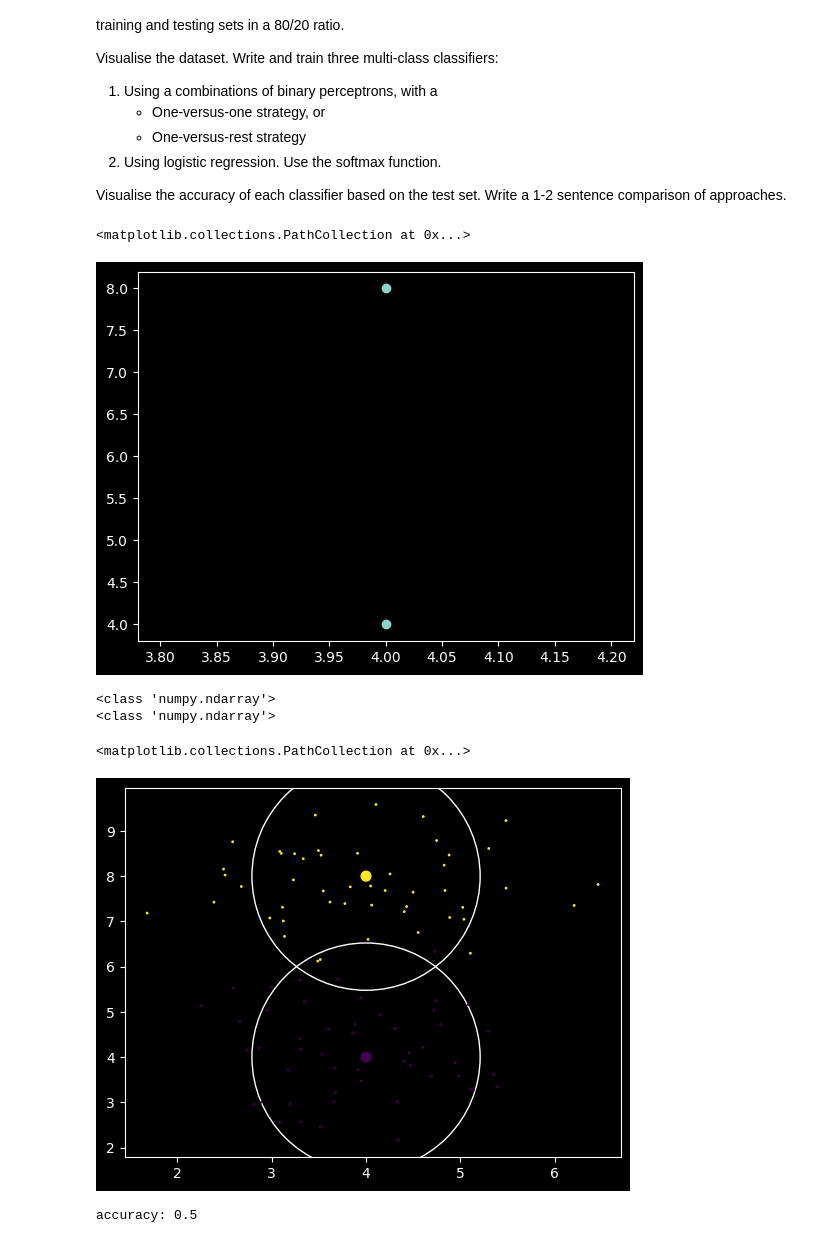
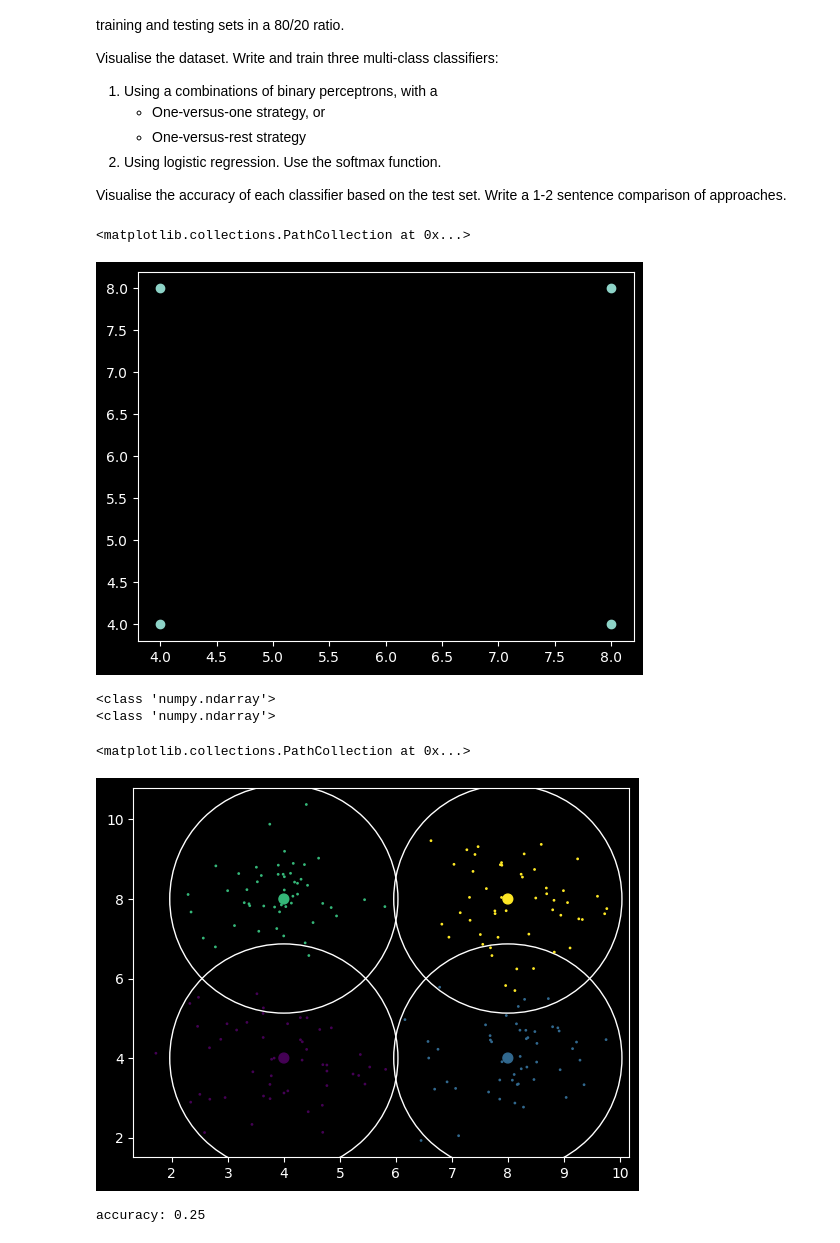
Before and after one commit to JeremiJL/MIW, a Jupyter notebook: Lab03/Project/task.ipynb, the cells around one changed output. Drawn from its saved outputs; the diff is of its cells as text; code cells hidden in the pictures.

```diff
--- a/Lab03/Project/task.ipynb
+++ b/Lab03/Project/task.ipynb
@@ -31,17 +31,17 @@ import matplotlib.pyplot as plt
 import numpy as np
 from numpy import ndarray
 # %%
-centroids = [(4, 4), (4, 8)]
+centroids = [(4, 4), (8,4), (4, 8), (8,8)]
 
 standard_deviation = 0.9
 
 x_centroids = [t[0] for t in centroids]
 y_centroids = [t[1] for t in centroids]
 
 plt.scatter([t[0] for t in centroids], [t[1] for t in centroids])
 # %% [output]
 <matplotlib.collections.PathCollection at 0x...>
-[figure, old version]
+[figure, new version]
 # %%
 # generate data
 
@@ -78,7 +78,7 @@ plt.scatter(X[:,0], X[:,1], c=colors_of_samples, s=1)
 <class 'numpy.ndarray'>
 <class 'numpy.ndarray'>
 <matplotlib.collections.PathCollection at 0x...>
-[figure, old version]
+[figure, new version]
 # %%
 class Perceptron:
 
@@ -131,6 +135,5 @@ class Perceptron:
 # %%
 # smoke test
-
 def yield_accuracy_of_predictions(p: Perceptron, features_set, labels_set):
     predictions = p.predict(X)
     correct = 0
@@ -141,10 +144,10 @@ def yield_accuracy_of_predictions(p: Perceptron, features_set, labels_set):
 
     return str(correct / len(predictions))
 
-perceptron = Perceptron(2)
+test_perceptron = Perceptron(dimensionality=2)
 
-accuracy = yield_accuracy_of_predictions(p=perceptron, features_set=X,labels_set=y)
+accuracy = yield_accuracy_of_predictions(p=test_perceptron, features_set=X, labels_set=y)
 print("accuracy: " + accuracy)
-assert (0.45 < float(accuracy) < 0.55), "A two-class perceptron without any training should classify randomly."
+assert (0.20 < float(accuracy) < 0.30), "A single four-class perceptron without any training should have 25% accuracy."
 # %% [output]
-accuracy: 0.5
+accuracy: 0.25
```
Also changed, not shown: parts of 4 cells of this notebook.
